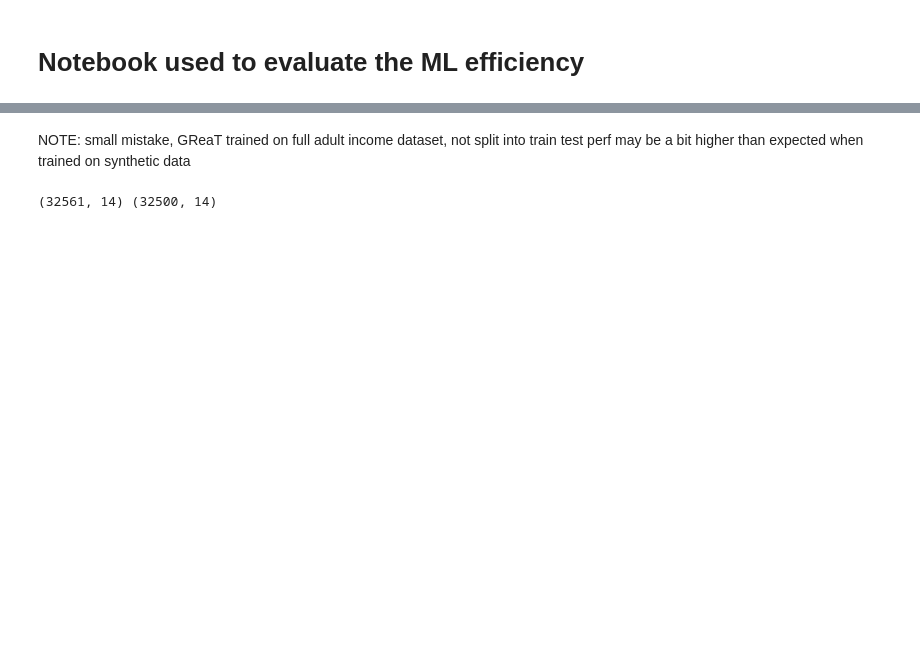
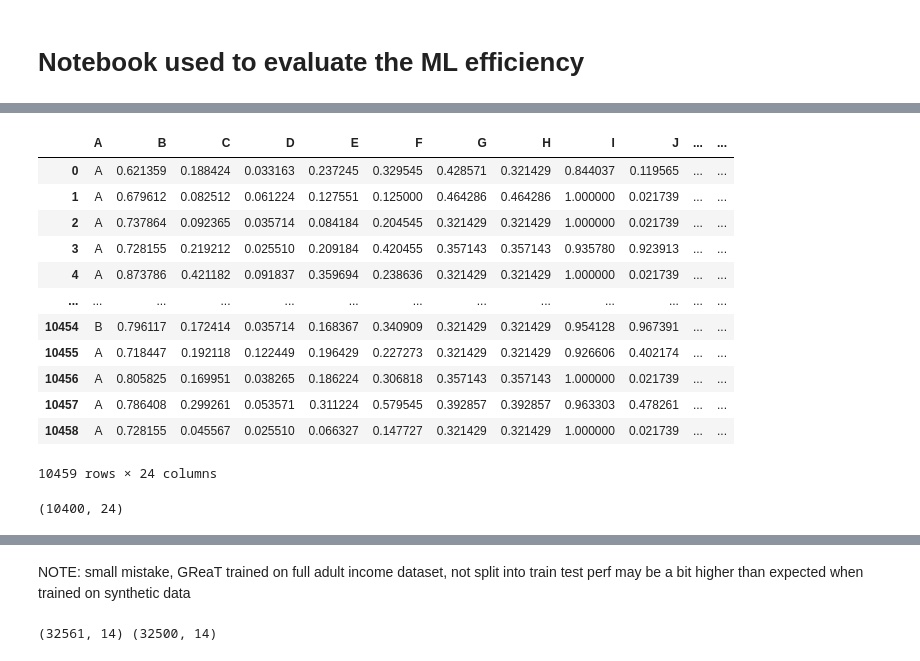
Before and after one commit to bronval/be_great_fairness, a Jupyter notebook: ml_efficiency.ipynb, the cells around one changed output, grey strips where cells are left out. Saved outputs shown, nothing was run; the diff lists cells and outputs as text; code cells hidden in the pictures; blank space fills up the shorter version.

Commit message:
add functions to rename values and columns

```diff
--- a/ml_efficiency.ipynb
+++ b/ml_efficiency.ipynb
@@ -8,0 +36,35 @@ from datasets import load_dataset
+# %%
+def anonymize_dataset(dataframe : pd.DataFrame, cat_cols : list):
+    """
+    Anonymize the given dataset with the following properties
+    - continuous values of features are scaled with MinMaxScaler (between 0 and 1)
+    - categorical values of features are replaced by capital letters (A, B, ..., AA, AB, ...)
+    - names of features are replaced by capital letters (A, B, ..., AA, AA, ...)
+
+    args:
+        * df: the dataframe to anonymize
+        * cat_cols: list of categorical columns in df
+
+    Returns the anonymized dataframe with the fit scaler, categorical mapping for each feature and column mapping
+    """
+    df = dataframe.copy()
+    not_cat_cols = list(df.columns)
+    cat_mapping = {}
+
+    for c in cat_cols:
+        not_cat_cols.remove(c)  # remove the column name from all the columns for later
+
+        unique = df[c].unique()     # create mapping and replace values in categorical features
+        mapping = build_mapping(unique)
+        cat_mapping[c] = mapping
+        df[c].replace(mapping, inplace=True)
+
+    # scale continuous features
+    scaler = MinMaxScaler()
+    df[not_cat_cols] = scaler.fit_transform(df[not_cat_cols])
+
+    # replace columns names
+    col_mapping = build_mapping(df.columns)
+    df.rename(columns=col_mapping, inplace=True)
+
+    return df, scaler, cat_mapping, col_mapping
@@ -8,0 +327,4 @@ from datasets import load_dataset
+# %%
+real = pd.read_csv("heloc.csv")
+cat_cols = ["RiskPerformance"]
+real
@@ -8,0 +345,17 @@ from datasets import load_dataset
+# %%
+renamed, scaler, cat_mapping, col_mapping = anonymize_dataset(real, cat_cols)
+renamed
+# %% [output]
+|  | A | B | C | D | E | F | G | H | I | J | ... | ... |
+| 0 | A | 0.621359 | 0.188424 | 0.033163 | 0.237245 | 0.329545 | 0.428571 | 0.321429 | 0.844037 | 0.119565 | ... | ... |
+| 1 | A | 0.679612 | 0.082512 | 0.061224 | 0.127551 | 0.125000 | 0.464286 | 0.464286 | 1.000000 | 0.021739 | ... | ... |
+| 2 | A | 0.737864 | 0.092365 | 0.035714 | 0.084184 | 0.204545 | 0.321429 | 0.321429 | 1.000000 | 0.021739 | ... | ... |
+| 3 | A | 0.728155 | 0.219212 | 0.025510 | 0.209184 | 0.420455 | 0.357143 | 0.357143 | 0.935780 | 0.923913 | ... | ... |
+| 4 | A | 0.873786 | 0.421182 | 0.091837 | 0.359694 | 0.238636 | 0.321429 | 0.321429 | 1.000000 | 0.021739 | ... | ... |
+| ... | ... | ... | ... | ... | ... | ... | ... | ... | ... | ... | ... | ... |
+| 10454 | B | 0.796117 | 0.172414 | 0.035714 | 0.168367 | 0.340909 | 0.321429 | 0.321429 | 0.954128 | 0.967391 | ... | ... |
+| 10455 | A | 0.718447 | 0.192118 | 0.122449 | 0.196429 | 0.227273 | 0.321429 | 0.321429 | 0.926606 | 0.402174 | ... | ... |
+| 10456 | A | 0.805825 | 0.169951 | 0.038265 | 0.186224 | 0.306818 | 0.357143 | 0.357143 | 1.000000 | 0.021739 | ... | ... |
+| 10457 | A | 0.786408 | 0.299261 | 0.053571 | 0.311224 | 0.579545 | 0.392857 | 0.392857 | 0.963303 | 0.478261 | ... | ... |
+| 10458 | A | 0.728155 | 0.045567 | 0.025510 | 0.066327 | 0.147727 | 0.321429 | 0.321429 | 1.000000 | 0.021739 | ... | ... |
+10459 rows × 24 columns
@@ -8,0 +370,6 @@ from datasets import load_dataset
+# %%
+fake = pd.read_csv("synth_samples/heloc_renamed_synthetic.csv")
+cat_cols = ["RiskPerformance"]
+fake.shape
+# %% [output]
+(10400, 24)
```
Also changed, not shown: parts of 90 cells of this notebook.
